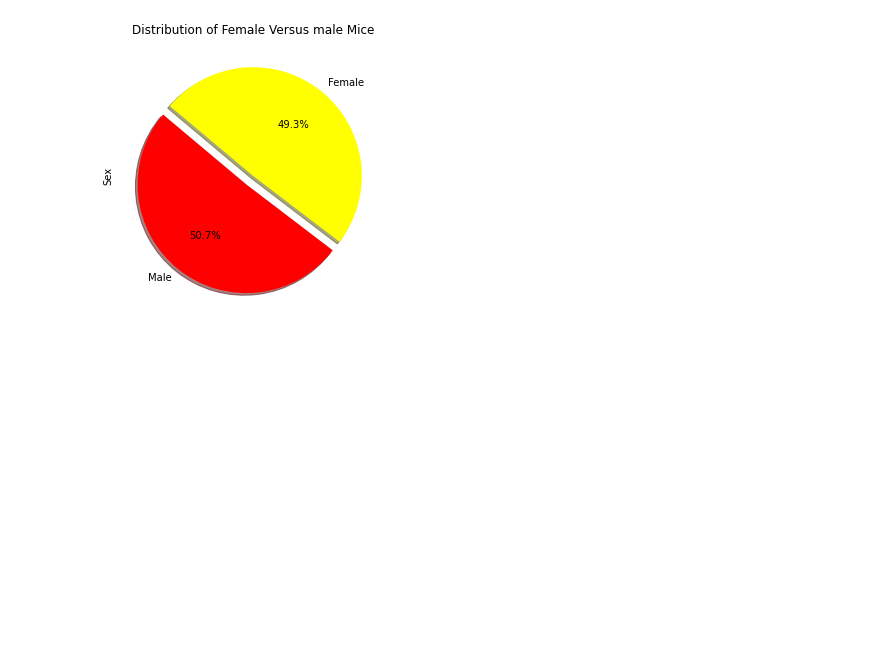
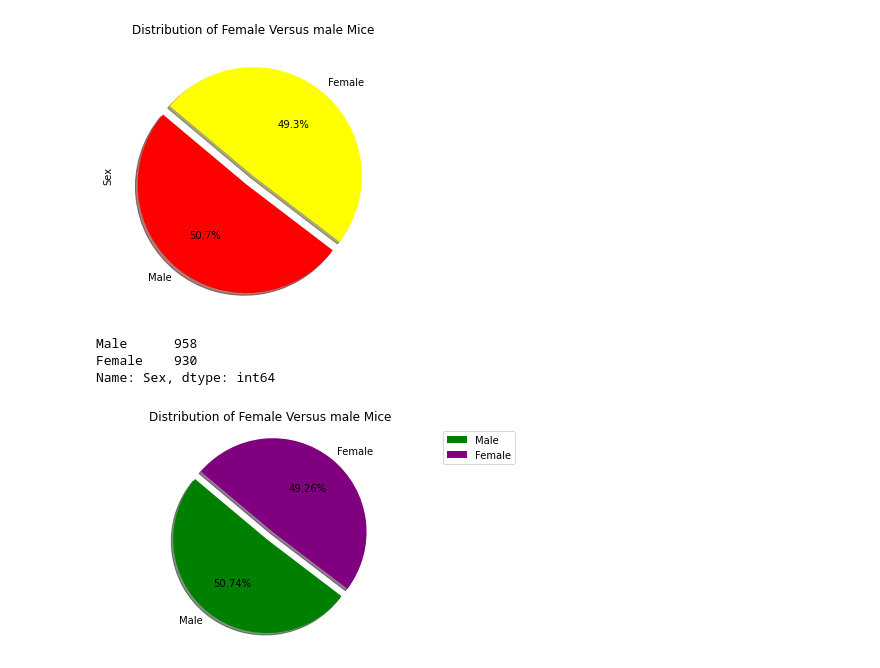
Before and after one commit to nams238/matplotlib_homework, a Jupyter notebook: Pymaceuticals/Untitled.ipynb, the cells around one changed output. Cells and saved outputs as stored; diff of their text form; code cells hidden in the pictures; blank space fills up the shorter version.

```diff
--- a/Pymaceuticals/Untitled.ipynb
+++ b/Pymaceuticals/Untitled.ipynb
@@ -249,3 +249,22 @@ plt.savefig("../Images/distribution_pandas.png", bbox_inches = "tight")
 plt.show()
 # %% [output]
 [figure]
+# %%
+# Generate a pie plot showing the distribution of female versus male mice using pyplot
+plotting_sex = clean_dataframe['Sex'].value_counts()
+explode =(0.1, 0)
+colors= ['green','purple']
+labels = list(plotting_sex.index)
+
+plt.pie(plotting_sex,explode=explode, labels=labels, colors=colors, autopct="%1.2f%%", shadow=True, startangle=140)
+
+plt.title('Distribution of Female Versus male Mice')
+
+plt.legend(labels, loc='best',frameon=True, bbox_to_anchor=(1, 1) )
+plt.axis("equal")
+plotting_sex
+# %% [output]
+Male      958
+Female    930
+Name: Sex, dtype: int64
+[figure, added]
```
Also changed, not shown: parts of 2 cells of this notebook, 1 other file.
